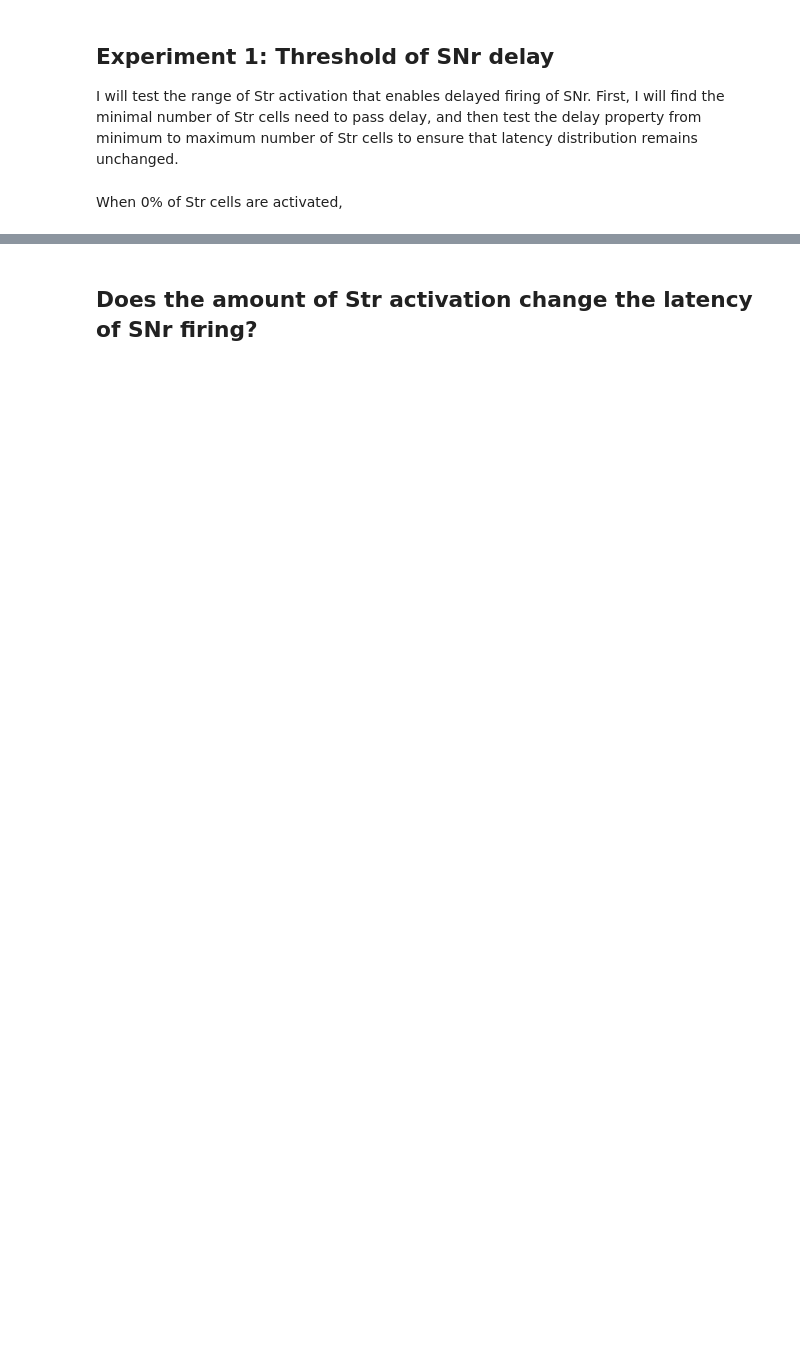
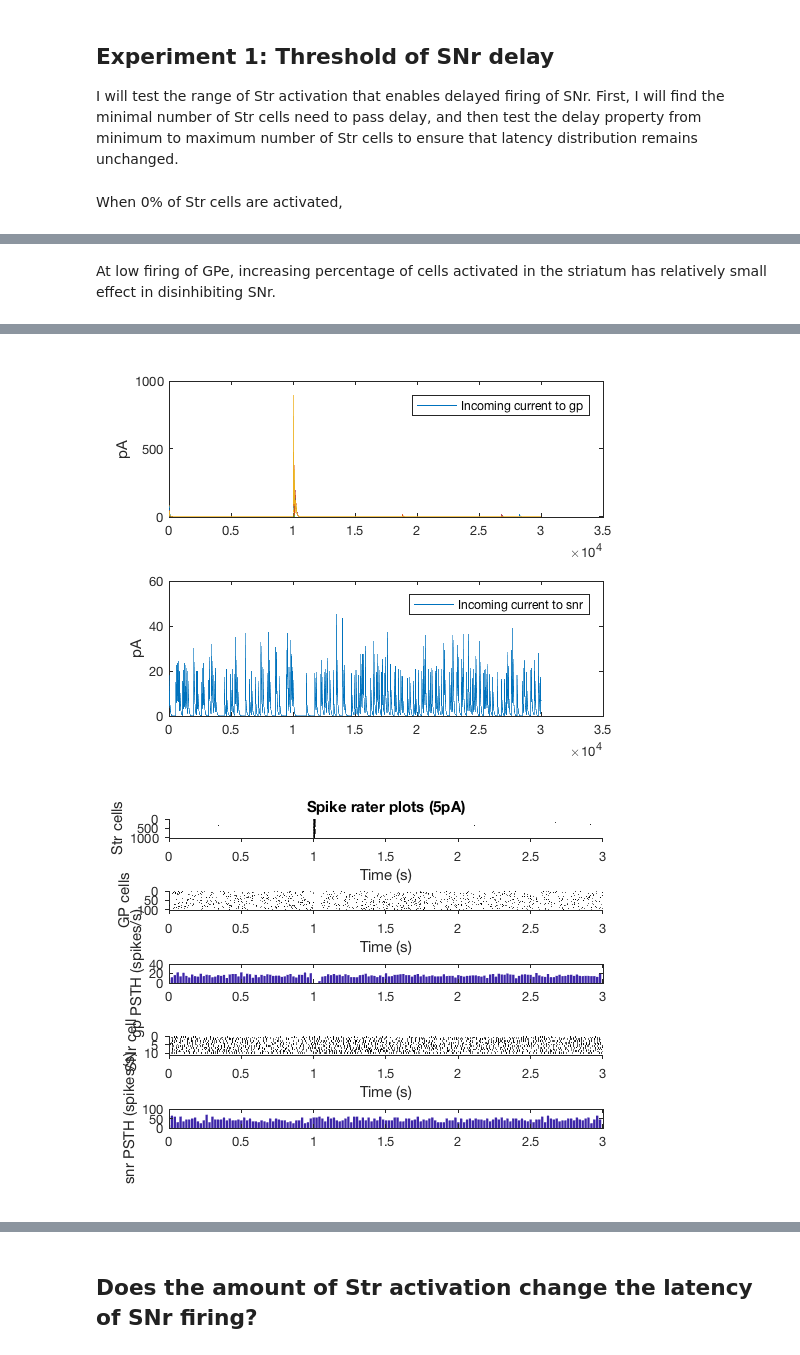
Before and after one commit to seulah-kim/delaylineBG, a Jupyter notebook: Threshold of SNr firing - Percent of Str activation.ipynb, the cells around one changed output, grey strips where cells are left out. Cells and saved outputs as stored; diff of their text form; code cells hidden in the pictures; blank space fills up the shorter version.

```diff
--- a/Threshold of SNr firing - Percent of Str activation.ipynb
+++ b/Threshold of SNr firing - Percent of Str activation.ipynb
@@ -285,23 +322,27 @@ For 60%,
+# %% [markdown]
+At low firing of GPe, increasing percentage of cells activated in the striatum has relatively small effect in disinhibiting SNr.
 # %%
 % Monte Carlo
 spk_gp=[];
 spk_snr=[];
 spk_str=[];
-Isyn_snr = [];
+
 
 %Runs 20s simulation without any stimulus to measure steady-state values.
-g_gp2snr = BGdelayline_setinit('stimCellsPer',60,'I_exc_gp',0.00006,'prob_syn_gp2snr',0.35); % initial conductance of gp to snr synapses
+[g_gp2snr,Isyn_snr] = BGdelayline_setinit2('I_exc_gp',40,'prob_syn_gp2snr',0.35); % initial conductance of gp to snr synapses
 
 % I_ext = 6 is the number that matches Vthr - Vrest
 
+g_gp2snr
+Isyn_snr
+
 for l = 1:10
 %%Simulation
-[Vm_gp,Vm_snr,Vm_str, Isyn_gp, Isnr, fr_gp] = BGdelayline('stimCellsPer',60,'I_exc_gp',0.00006,'prob_syn_gp2snr',0.35,'g_gp2snr_i',g_gp2snr);
+[Vm_gp,Vm_snr,Vm_str, Igp, Isnr] = BGdelayline('stimCellsPer',100,'I_exc_gp',40,'prob_syn_gp2snr',0.35,'g_gp2snr_i',g_gp2snr,'Isyn_snr_i',Isyn_snr);
 
 spk_gp = [spk_gp; Vm_gp==15];
 spk_snr = [spk_snr; Vm_snr==15];
 spk_str = [spk_str; Vm_str==15];
-Isyn_snr = [Isyn_snr ; Isnr];
 end
 
 %%Plot
@@ -320,7 +361,7 @@ plotRaster(spk_snr);
 ylabel('SNr cell')
 
 
-binWidth_gp = 50; %ms
+binWidth_gp = 200; %ms
 
 t_bar_gp = 1:binWidth_gp:length(spk_gp);
 psth_gp = zeros(1,length(t_bar_gp));
@@ -338,7 +379,7 @@ xlim([0 length(spk_gp)*0.0001])
 ylabel('gp PSTH (spikes/s)')
 
 
-binWidth_snr = 50; %ms
+binWidth_snr = 200; %ms
 t_bar_snr = 1:binWidth_snr:length(spk_snr);
 psth_snr = zeros(1,length(t_bar_snr));
 
@@ -350,4 +391,15 @@ subplot(5,1,5)
 bar(t_bar_snr*0.0001,psth_snr/(size(spk_snr,1)*(binWidth_snr*0.0001)))
 xlim([0 length(spk_gp)*0.0001])
 ylabel('snr PSTH (spikes/s)')
+
+figure
+subplot(2,1,1)
+plot(Igp')
+ylabel('pA')
+legend('Incoming current to gp')
+
+subplot(2,1,2)
+plot(Isnr)
+ylabel('pA')
+legend('Incoming current to snr')
 # %% [output]
@@ -355,0 +425,2 @@ Too many output arguments.
+[figure, added]
+[figure, added]
```
Also changed, not shown: parts of 20 cells of this notebook, 4 other files.
